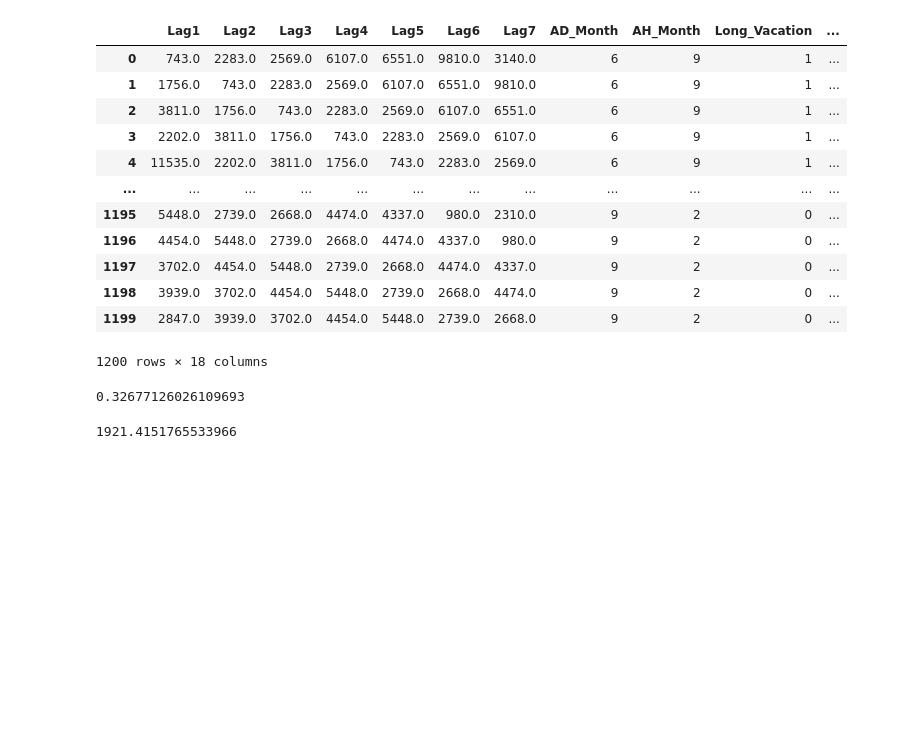
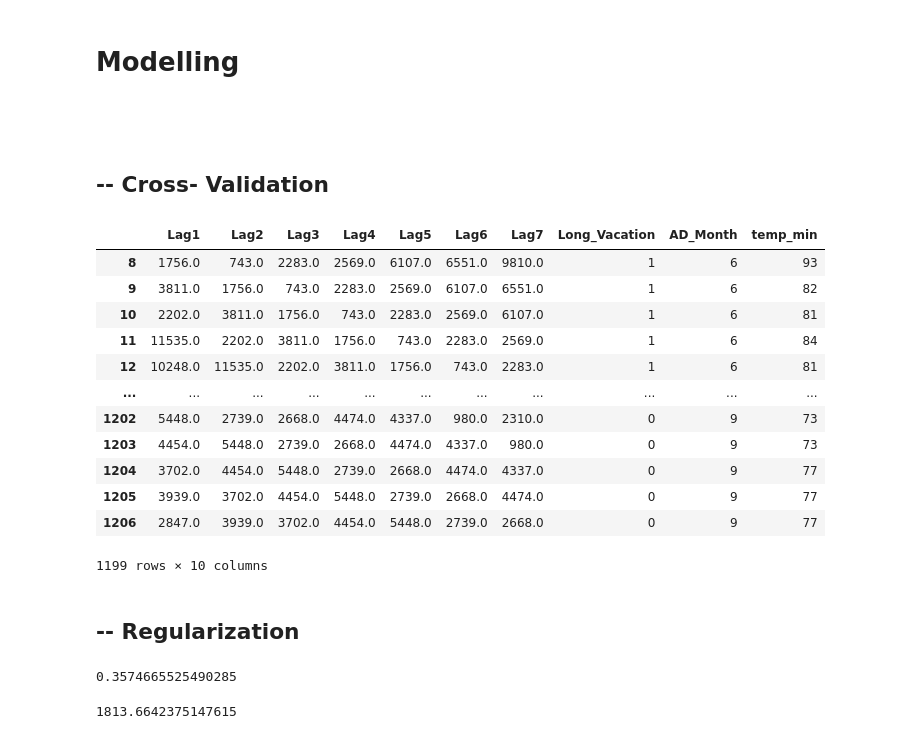
Before and after one commit to ibalzuhairi/ML-Regression-Physical-Activity, a Jupyter notebook: Merging.ipynb, the cells around one changed output. Cells and saved outputs as stored; diff of their text form; code cells hidden in the pictures; blank space fills up the shorter version.

```diff
--- a/Merging.ipynb
+++ b/Merging.ipynb
@@ -87,38 +114,46 @@ Merged.iloc[0:20, 0:11]
+# %% [markdown]
+# Modelling
+# %% [markdown]
+#
+# %% [markdown]
+## -- Cross- Validation
 # %%
-#del Merged["Lag1"]
-y = Merged.iloc[:,:1]
-x_org = Merged.iloc[:,1:]
-x_org
+
+# selected_columns =  Merged.loc[:,["Lag1","Lag2","Lag3","Lag4","Lag5","Lag6","Lag7","Long_Vacation","AD_Month","temp_min"]].copy()
+
+
+# y = selected_columns.iloc[:,:1]
+# x_org = selected_columns.iloc[:,1:]
+# selected_columns
+
+KFOLD_TEST(input_df)
 # %% [output]
-|  | Lag1 | Lag2 | Lag3 | Lag4 | Lag5 | Lag6 | Lag7 | AD_Month | AH_Month | Long_Vacation | ... |
-| 0 | 743.0 | 2283.0 | 2569.0 | 6107.0 | 6551.0 | 9810.0 | 3140.0 | 6 | 9 | 1 | ... |
-| 1 | 1756.0 | 743.0 | 2283.0 | 2569.0 | 6107.0 | 6551.0 | 9810.0 | 6 | 9 | 1 | ... |
-| 2 | 3811.0 | 1756.0 | 743.0 | 2283.0 | 2569.0 | 6107.0 | 6551.0 | 6 | 9 | 1 | ... |
-| 3 | 2202.0 | 3811.0 | 1756.0 | 743.0 | 2283.0 | 2569.0 | 6107.0 | 6 | 9 | 1 | ... |
-| 4 | 11535.0 | 2202.0 | 3811.0 | 1756.0 | 743.0 | 2283.0 | 2569.0 | 6 | 9 | 1 | ... |
-| ... | ... | ... | ... | ... | ... | ... | ... | ... | ... | ... | ... |
-| 1195 | 5448.0 | 2739.0 | 2668.0 | 4474.0 | 4337.0 | 980.0 | 2310.0 | 9 | 2 | 0 | ... |
-| 1196 | 4454.0 | 5448.0 | 2739.0 | 2668.0 | 4474.0 | 4337.0 | 980.0 | 9 | 2 | 0 | ... |
-| 1197 | 3702.0 | 4454.0 | 5448.0 | 2739.0 | 2668.0 | 4474.0 | 4337.0 | 9 | 2 | 0 | ... |
-| 1198 | 3939.0 | 3702.0 | 4454.0 | 5448.0 | 2739.0 | 2668.0 | 4474.0 | 9 | 2 | 0 | ... |
-| 1199 | 2847.0 | 3939.0 | 3702.0 | 4454.0 | 5448.0 | 2739.0 | 2668.0 | 9 | 2 | 0 | ... |
+|  | Lag1 | Lag2 | Lag3 | Lag4 | Lag5 | Lag6 | Lag7 | Long_Vacation | AD_Month | temp_min |
+| 8 | 1756.0 | 743.0 | 2283.0 | 2569.0 | 6107.0 | 6551.0 | 9810.0 | 1 | 6 | 93 |
+| 9 | 3811.0 | 1756.0 | 743.0 | 2283.0 | 2569.0 | 6107.0 | 6551.0 | 1 | 6 | 82 |
+| 10 | 2202.0 | 3811.0 | 1756.0 | 743.0 | 2283.0 | 2569.0 | 6107.0 | 1 | 6 | 81 |
+| 11 | 11535.0 | 2202.0 | 3811.0 | 1756.0 | 743.0 | 2283.0 | 2569.0 | 1 | 6 | 84 |
+| 12 | 10248.0 | 11535.0 | 2202.0 | 3811.0 | 1756.0 | 743.0 | 2283.0 | 1 | 6 | 81 |
+| ... | ... | ... | ... | ... | ... | ... | ... | ... | ... | ... |
+| 1202 | 5448.0 | 2739.0 | 2668.0 | 4474.0 | 4337.0 | 980.0 | 2310.0 | 0 | 9 | 73 |
+| 1203 | 4454.0 | 5448.0 | 2739.0 | 2668.0 | 4474.0 | 4337.0 | 980.0 | 0 | 9 | 73 |
+| 1204 | 3702.0 | 4454.0 | 5448.0 | 2739.0 | 2668.0 | 4474.0 | 4337.0 | 0 | 9 | 77 |
+| 1205 | 3939.0 | 3702.0 | 4454.0 | 5448.0 | 2739.0 | 2668.0 | 4474.0 | 0 | 9 | 77 |
+| 1206 | 2847.0 | 3939.0 | 3702.0 | 4454.0 | 5448.0 | 2739.0 | 2668.0 | 0 | 9 | 77 |
-1200 rows × 18 columns
+1199 rows × 10 columns
+# %% [markdown]
+## -- Regularization
 # %%
-import statsmodels.api as sm
-import statsmodels.formula.api as smf
-import patsy
-
-import seaborn as sns
-import matplotlib.pyplot as plt
-from sklearn.linear_model import LinearRegression
-from sklearn.linear_model import RidgeCV
-from sklearn.metrics import mean_absolute_error
-
-from sklearn.model_selection import train_test_split
 
 #features = ["AD_Month","AH_Month","Long_Vacation","Short_Vacation","Ramadan","Sch_Eid_Adha","Sch_Eid_Fatr","National_Day","National_Day_ext","AD_Weekdaynum","Woke_Hour"]
+
+
+y = Merged.iloc[:,:1]
+x_org = Merged.iloc[:,1:]
+x_org
 x = x_org.copy()
-x = x.loc[:,["Lag1","Lag2","Lag3","Lag4","Lag5","Lag6","Lag7","AD_WeekdayNum","Long_Vacation","Short_Vacation","Ramadan","National_Day_Ext","Woke_Hour"]].copy()
+#x = x.loc[:,["Lag1","Lag2","Lag3","Lag4","Lag5","Lag6","Lag7","AD_WeekdayNum","Long_Vacation","Short_Vacation","Ramadan","National_Day_Ext","Woke_Hour"]].copy()
+x = x.loc[:,["Lag1","Lag2","Lag3","Lag4","Lag5","Lag6","Lag7","Long_Vacation","AD_Month","temp_min"]].copy()
 
 #del x['Sch_Eid_Adha']
 #del x['Sch_Eid_Fatr']
@@ -141,8 +176,8 @@ mean_absolute_error(lm.predict(X_test),y_test)
 # Print summary statistics of the model's performance
 #fit.summary()
 # %% [output]
-0.32677126026109693
+0.3574665525490285
-1921.4151765533966
+1813.6642375147615
 # %%
 # loop through each feature and log r squared
 rsq = []
```
Also changed, not shown: parts of 19 cells of this notebook, 1 other file.
